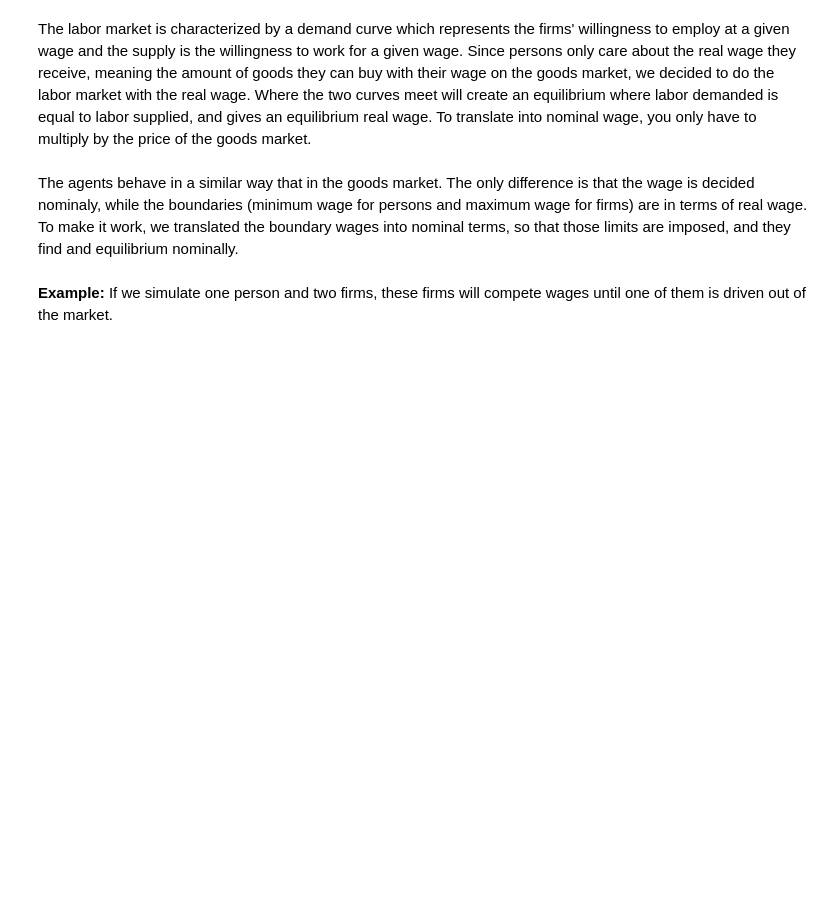
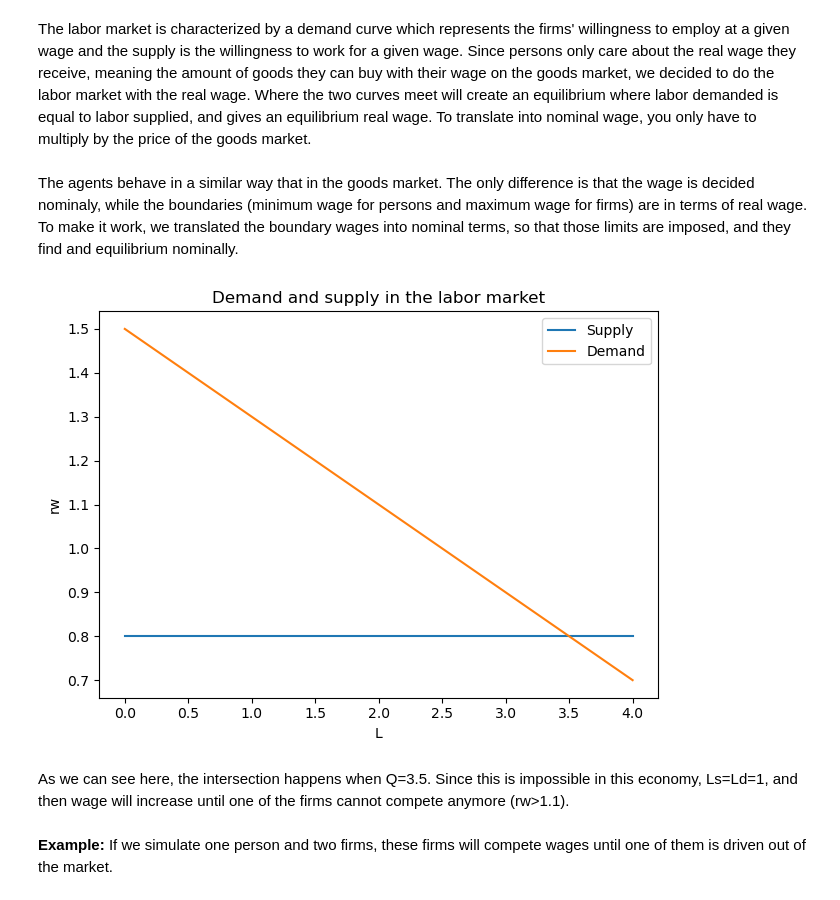
Before and after one commit to NumEconCopenhagen/projects-2023-the-best-duo, a Jupyter notebook: modelproject/modelproject.ipynb, the cells around one changed output. Saved outputs shown, nothing was run; the diff lists cells and outputs as text; code cells hidden in the pictures; blank space fills up the shorter version.

```diff
--- a/modelproject/modelproject.ipynb
+++ b/modelproject/modelproject.ipynb
@@ -72,6 +109,41 @@ As we can see, supply converged with demand right when price reached 9 and one o
 The labor market is characterized by a demand curve which represents the firms' willingness to employ at a given wage and the supply is the willingness to work for a given wage. Since persons only care about the real wage they receive, meaning the amount of goods they can buy with their wage on the goods market, we decided to do the labor market with the real wage. Where the two curves meet will create an equilibrium where labor demanded is equal to labor supplied, and gives an equilibrium real wage. To translate into nominal wage, you only have to multiply by the price of the goods market.
 # %% [markdown]
 The agents behave in a similar way that in the goods market. The only difference is that the wage is decided nominaly, while the boundaries (minimum wage for persons and maximum wage for firms) are in terms of real wage. To make it work, we translated the boundary wages into nominal terms, so that those limits are imposed, and they find and equilibrium nominally.
+# %%
+# a. parameters
+rw_dem_func = lambda x: 1.5 - 0.2 * x
+rw_sup_func = lambda x: 0.8
+
+L = np.linspace(0,4,4)
+
+# b. find all values of Q
+rws = []
+rwd = []
+for l in L:
+    rws.append(rw_sup_func(l))
+for l in L:
+    rwd.append(rw_dem_func(l))
+
+# c. create subplot
+ax = plt.subplot()
+
+# d. plot
+ax.plot(L,rws)
+ax.plot(L,rwd)
+
+# e. name
+ax.set_xlabel("L")
+ax.set_ylabel("rw")
+ax.legend(["Supply","Demand"])
+ax.set_title("Demand and supply in the labor market")
+
+# f. show
+plt.tight_layout()
+plt.show()
+# %% [output]
+[figure, added]
+# %% [markdown]
+As we can see here, the intersection happens when Q=3.5. Since this is impossible in this economy, Ls=Ld=1, and then wage will increase until one of the firms cannot compete anymore (rw>1.1).
 # %% [markdown]
 **Example:** If we simulate one person and two firms, these firms will compete wages until one of them is driven out of the market.
 # %%
```
Also changed, not shown: parts of 14 cells of this notebook, 2 other files.
